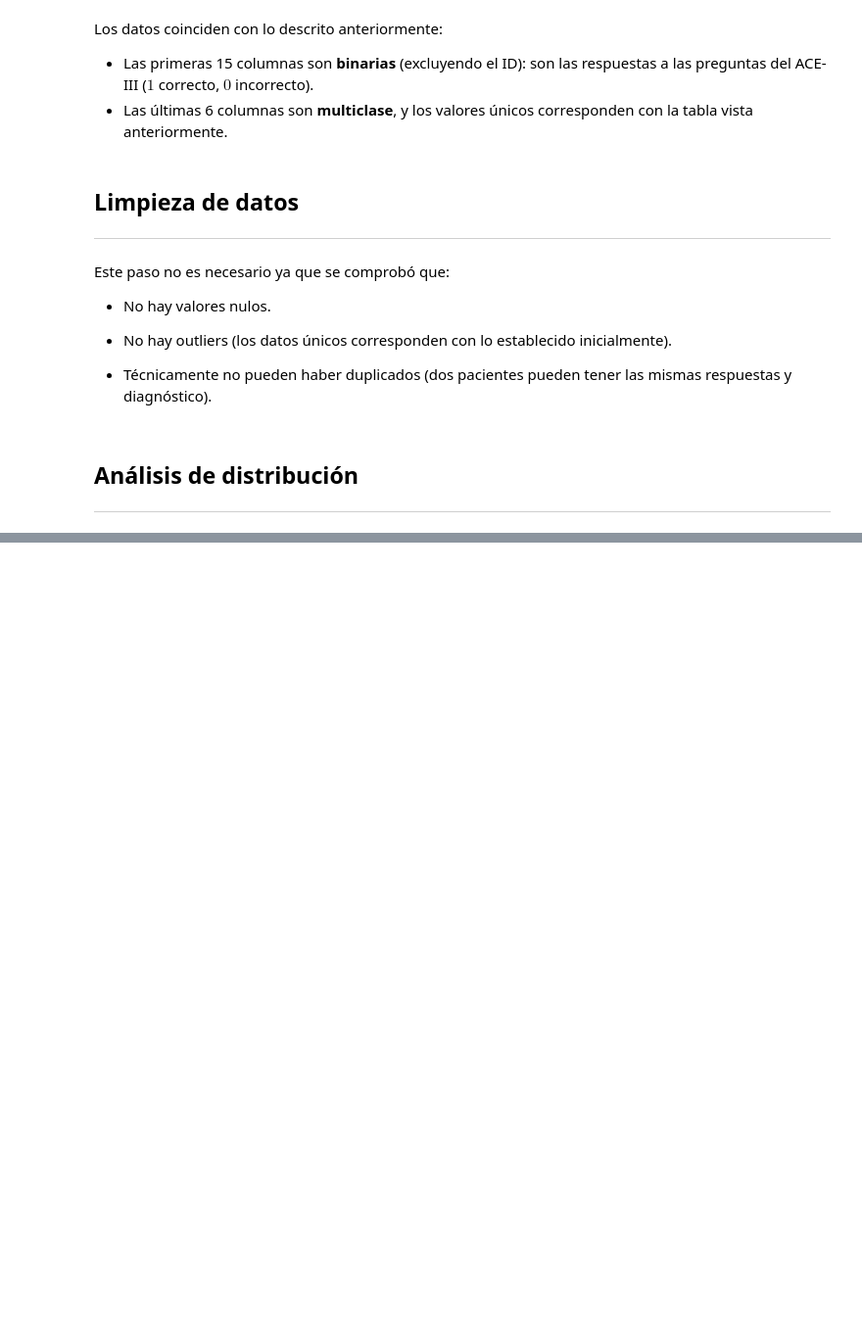
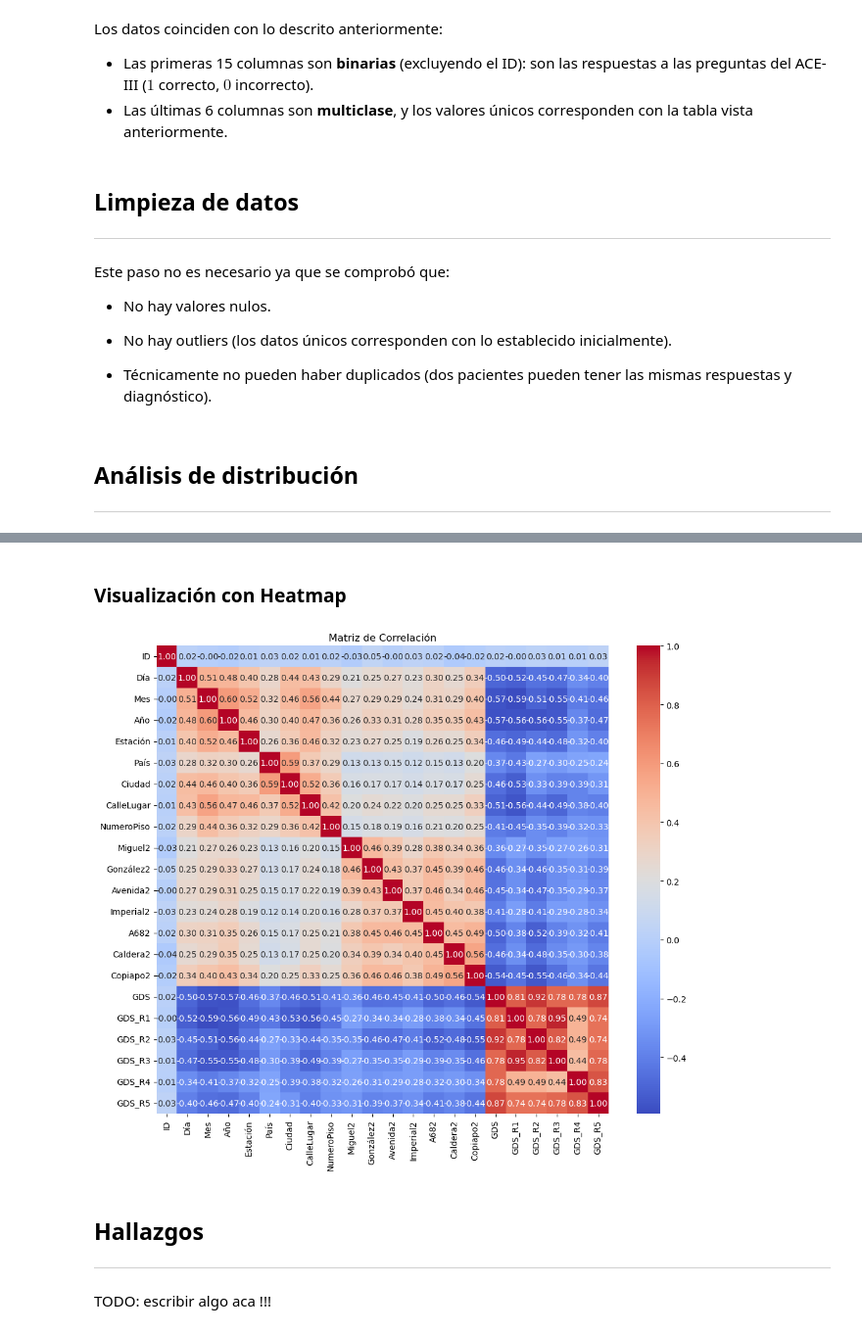
Before and after one commit to Menderin/Taller-1-Deep-Learning, a Jupyter notebook: notebooks/exploracion.ipynb, the cells around one changed output, grey strips where cells are left out. Shown at 98% size. Saved outputs shown, nothing was run; the diff lists cells and outputs as text; code cells hidden in the pictures; blank space fills up the shorter version.

```diff
--- a/notebooks/exploracion.ipynb
+++ b/notebooks/exploracion.ipynb
@@ -166,0 +189,18 @@ AttributeError: 'numpy.ndarray' object has no attribute 'get_figure'
+# %% [markdown]
+### Visualización con Heatmap
+# %%
+import seaborn as sns
+
+plt.figure(figsize=(12, 10))
+
+sns.heatmap(df.corr(method='pearson'), annot=True, cmap='coolwarm', fmt=".2f")
+
+plt.title('Matriz de Correlación')
+plt.show()
+# %% [output]
+[figure, added]
+# %% [markdown]
+## Hallazgos
+---
+# %% [markdown]
+TODO: escribir algo aca !!!
```
Also changed, not shown: parts of 6 cells of this notebook, 13 other files.
